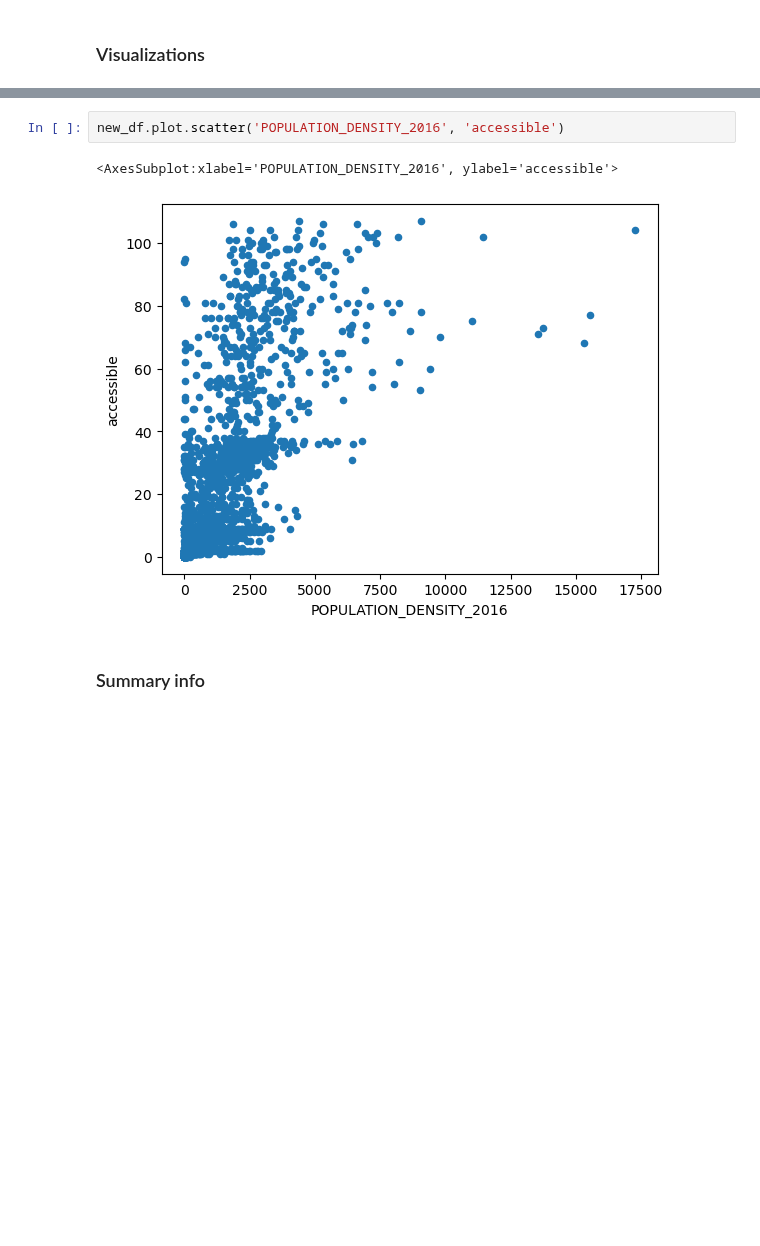
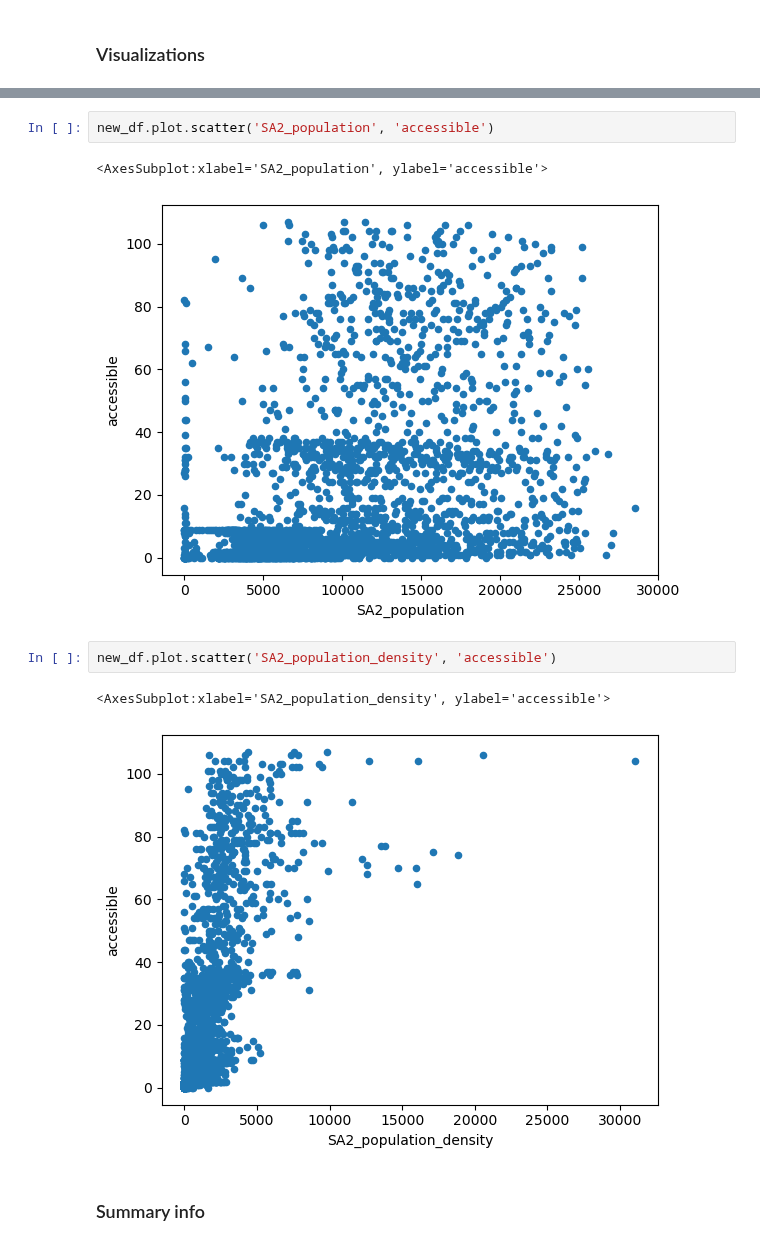
Before and after one commit to NielsvBeuningen/knowledge-engineering, a Jupyter notebook: Visualizations poster/Poster Visualizations.ipynb, the cells around one changed output, grey strips where cells are left out. Drawn from its saved outputs; the diff is of its cells as text; blank space fills up the shorter version.

```diff
--- a/Visualizations poster/Poster Visualizations.ipynb
+++ b/Visualizations poster/Poster Visualizations.ipynb
@@ -173,8 +181,13 @@ plt.show()
 # %%
-new_df.plot.scatter('POPULATION_DENSITY_2016', 'accessible')
+new_df.plot.scatter('SA2_population', 'accessible')
 # %% [output]
-<AxesSubplot:xlabel='POPULATION_DENSITY_2016', ylabel='accessible'>
+<AxesSubplot:xlabel='SA2_population', ylabel='accessible'>
-[figure, old version]
+[figure, new version]
+# %%
+new_df.plot.scatter('SA2_population_density', 'accessible')
+# %% [output]
+<AxesSubplot:xlabel='SA2_population_density', ylabel='accessible'>
+[figure, added]
 # %% [markdown]
 ### Summary info
 # %%
```
Also changed, not shown: parts of 12 cells of this notebook, 3 other files.
